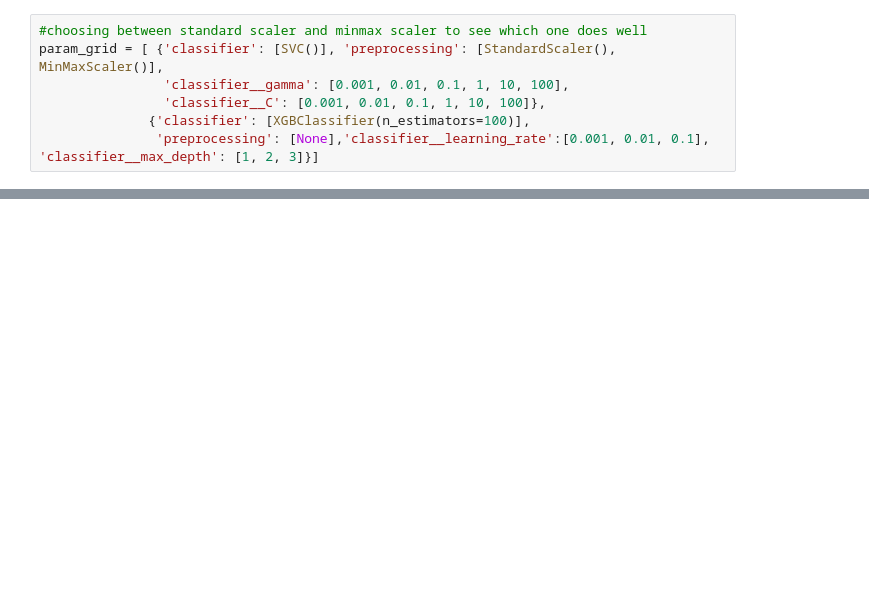
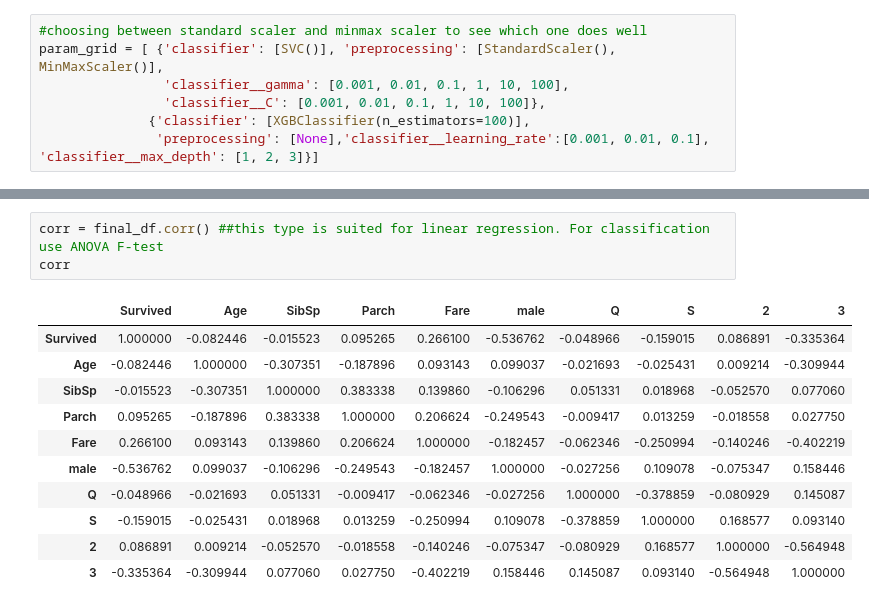
Before and after one commit to cherucole/Practice-Notebooks, a Jupyter notebook: Titanic Data Modelling/Titanic Dataset Modelling.ipynb, the cells around one changed output, grey strips where cells are left out. Drawn from its saved outputs; the diff is of its cells as text; blank space fills up the shorter version.

```diff
--- a/Titanic Data Modelling/Titanic Dataset Modelling.ipynb
+++ b/Titanic Data Modelling/Titanic Dataset Modelling.ipynb
@@ -416,0 +409,15 @@ XGBClassifier(base_score=0.5, booster='gbtree', colsample_bylevel=1,
+# %%
+corr = final_df.corr() ##this type is suited for linear regression. For classification use ANOVA F-test
+corr
+# %% [output]
+|  | Survived | Age | SibSp | Parch | Fare | male | Q | S | 2 | 3 |
+| Survived | 1.000000 | -0.082446 | -0.015523 | 0.095265 | 0.266100 | -0.536762 | -0.048966 | -0.159015 | 0.086891 | -0.335364 |
+| Age | -0.082446 | 1.000000 | -0.307351 | -0.187896 | 0.093143 | 0.099037 | -0.021693 | -0.025431 | 0.009214 | -0.309944 |
+| SibSp | -0.015523 | -0.307351 | 1.000000 | 0.383338 | 0.139860 | -0.106296 | 0.051331 | 0.018968 | -0.052570 | 0.077060 |
+| Parch | 0.095265 | -0.187896 | 0.383338 | 1.000000 | 0.206624 | -0.249543 | -0.009417 | 0.013259 | -0.018558 | 0.027750 |
+| Fare | 0.266100 | 0.093143 | 0.139860 | 0.206624 | 1.000000 | -0.182457 | -0.062346 | -0.250994 | -0.140246 | -0.402219 |
+| male | -0.536762 | 0.099037 | -0.106296 | -0.249543 | -0.182457 | 1.000000 | -0.027256 | 0.109078 | -0.075347 | 0.158446 |
+| Q | -0.048966 | -0.021693 | 0.051331 | -0.009417 | -0.062346 | -0.027256 | 1.000000 | -0.378859 | -0.080929 | 0.145087 |
+| S | -0.159015 | -0.025431 | 0.018968 | 0.013259 | -0.250994 | 0.109078 | -0.378859 | 1.000000 | 0.168577 | 0.093140 |
+| 2 | 0.086891 | 0.009214 | -0.052570 | -0.018558 | -0.140246 | -0.075347 | -0.080929 | 0.168577 | 1.000000 | -0.564948 |
+| 3 | -0.335364 | -0.309944 | 0.077060 | 0.027750 | -0.402219 | 0.158446 | 0.145087 | 0.093140 | -0.564948 | 1.000000 |
```
Also changed, not shown: parts of 24 cells of this notebook, 1 other file.
